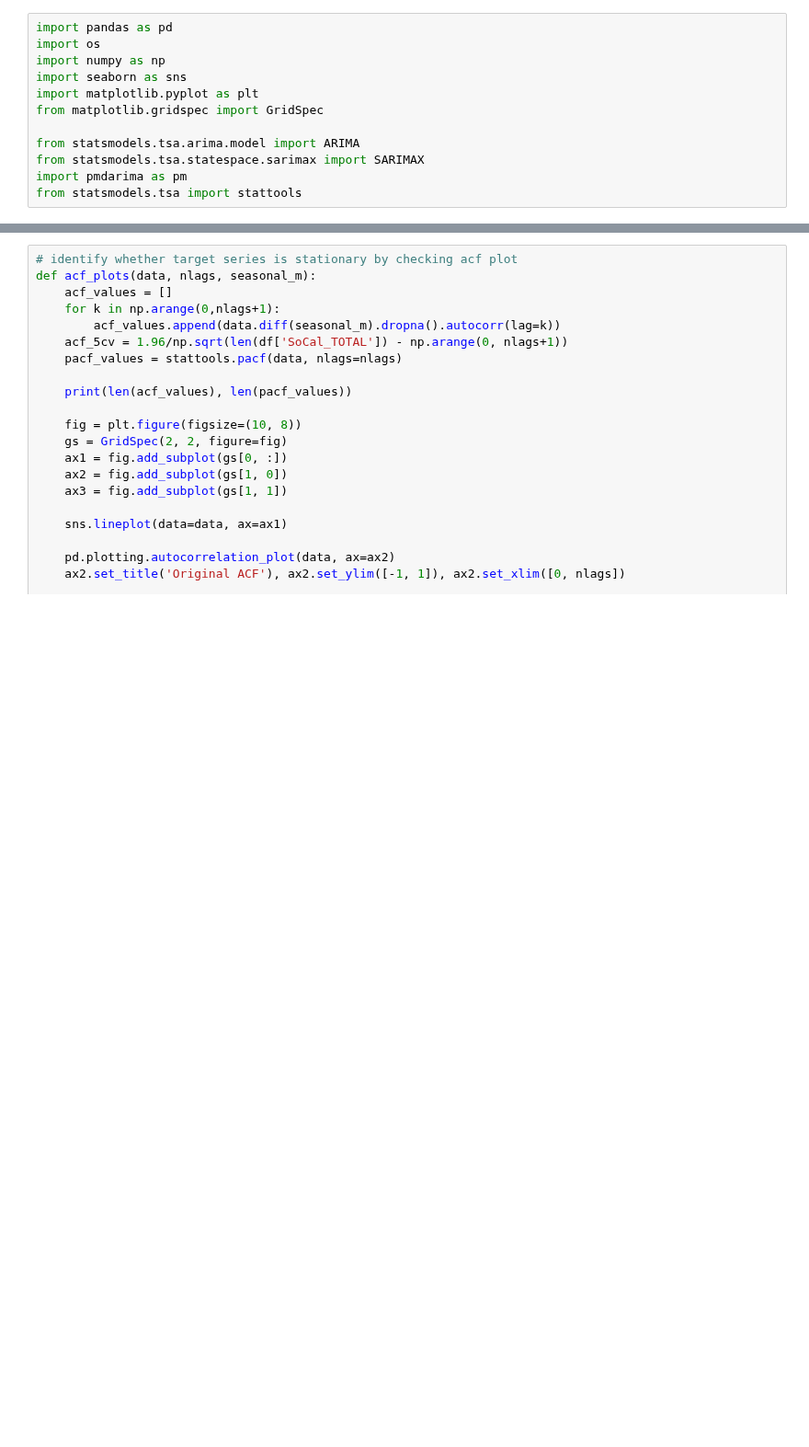
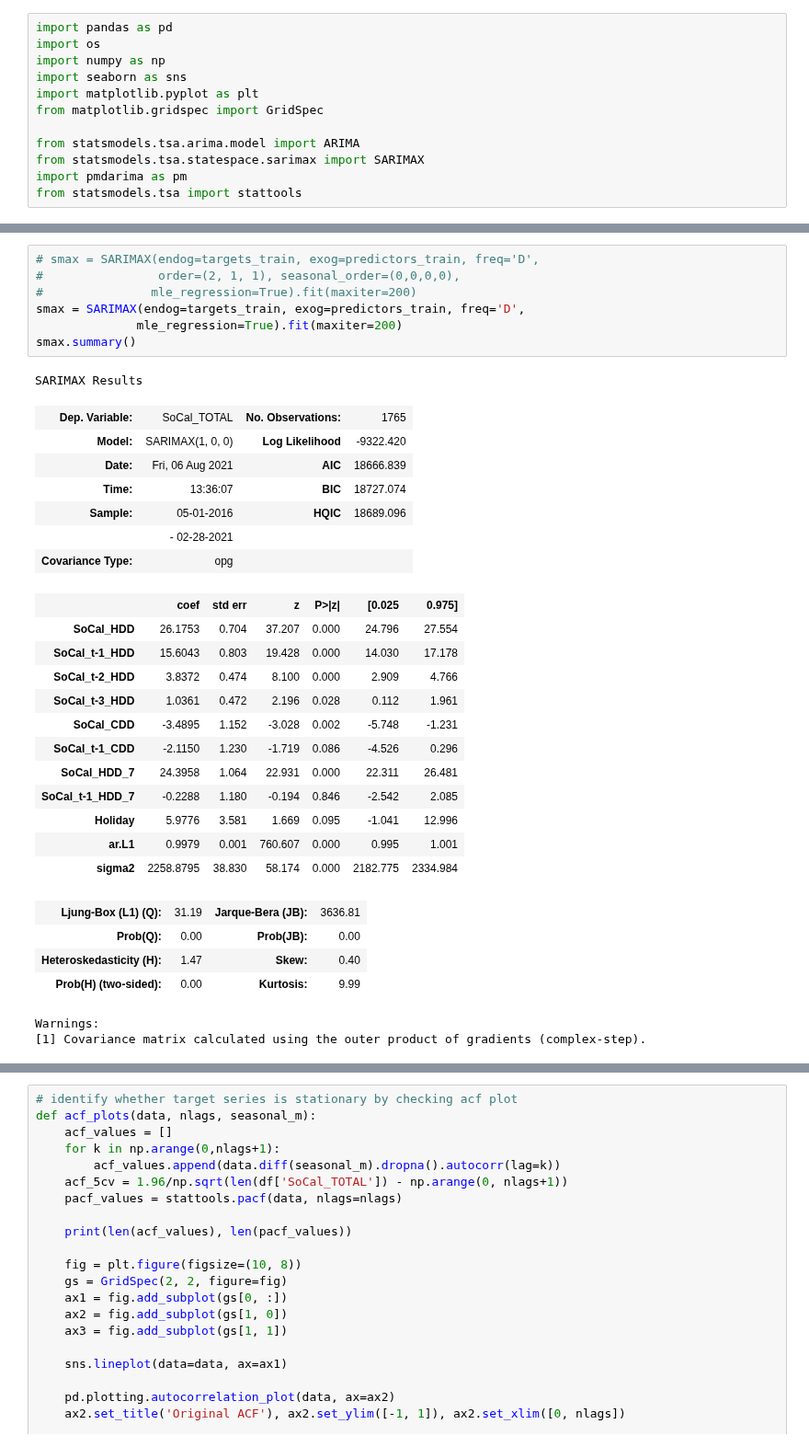
Before and after one commit to jacheung/bookshelf, a Jupyter notebook: Forecasting_101/forecasting-arima.ipynb, the cells around one changed output, grey strips where cells are left out. Shown at 92% size. Saved outputs shown, nothing was run; the diff lists cells and outputs as text; blank space fills up the shorter version.

```diff
--- a/Forecasting_101/forecasting-arima.ipynb
+++ b/Forecasting_101/forecasting-arima.ipynb
@@ -23,0 +61,34 @@ df = target_df.join(predictor_df).sort_index(ascending=True)
+# %%
+# smax = SARIMAX(endog=targets_train, exog=predictors_train, freq='D',
+#                order=(2, 1, 1), seasonal_order=(0,0,0,0),
+#               mle_regression=True).fit(maxiter=200)
+smax = SARIMAX(endog=targets_train, exog=predictors_train, freq='D',
+              mle_regression=True).fit(maxiter=200)
+smax.summary()
+# %% [output]
+SARIMAX Results
+| Dep. Variable: | SoCal_TOTAL | No. Observations: | 1765 |
+| Model: | SARIMAX(1, 0, 0) | Log Likelihood | -9322.420 |
+| Date: | Fri, 06 Aug 2021 | AIC | 18666.839 |
+| Time: | 13:36:07 | BIC | 18727.074 |
+| Sample: | 05-01-2016 | HQIC | 18689.096 |
+|  | - 02-28-2021 |  |  |
+| Covariance Type: | opg |  |  |
+|  | coef | std err | z | P>|z| | [0.025 | 0.975] |
+| SoCal_HDD | 26.1753 | 0.704 | 37.207 | 0.000 | 24.796 | 27.554 |
+| SoCal_t-1_HDD | 15.6043 | 0.803 | 19.428 | 0.000 | 14.030 | 17.178 |
+| SoCal_t-2_HDD | 3.8372 | 0.474 | 8.100 | 0.000 | 2.909 | 4.766 |
+| SoCal_t-3_HDD | 1.0361 | 0.472 | 2.196 | 0.028 | 0.112 | 1.961 |
+| SoCal_CDD | -3.4895 | 1.152 | -3.028 | 0.002 | -5.748 | -1.231 |
+| SoCal_t-1_CDD | -2.1150 | 1.230 | -1.719 | 0.086 | -4.526 | 0.296 |
+| SoCal_HDD_7 | 24.3958 | 1.064 | 22.931 | 0.000 | 22.311 | 26.481 |
+| SoCal_t-1_HDD_7 | -0.2288 | 1.180 | -0.194 | 0.846 | -2.542 | 2.085 |
+| Holiday | 5.9776 | 3.581 | 1.669 | 0.095 | -1.041 | 12.996 |
+| ar.L1 | 0.9979 | 0.001 | 760.607 | 0.000 | 0.995 | 1.001 |
+| sigma2 | 2258.8795 | 38.830 | 58.174 | 0.000 | 2182.775 | 2334.984 |
+| Ljung-Box (L1) (Q): | 31.19 | Jarque-Bera (JB): | 3636.81 |
+| Prob(Q): | 0.00 | Prob(JB): | 0.00 |
+| Heteroskedasticity (H): | 1.47 | Skew: | 0.40 |
+| Prob(H) (two-sided): | 0.00 | Kurtosis: | 9.99 |
+Warnings:
+[1] Covariance matrix calculated using the outer product of gradients (complex-step).
```
Also changed, not shown: parts of 9 cells of this notebook.
